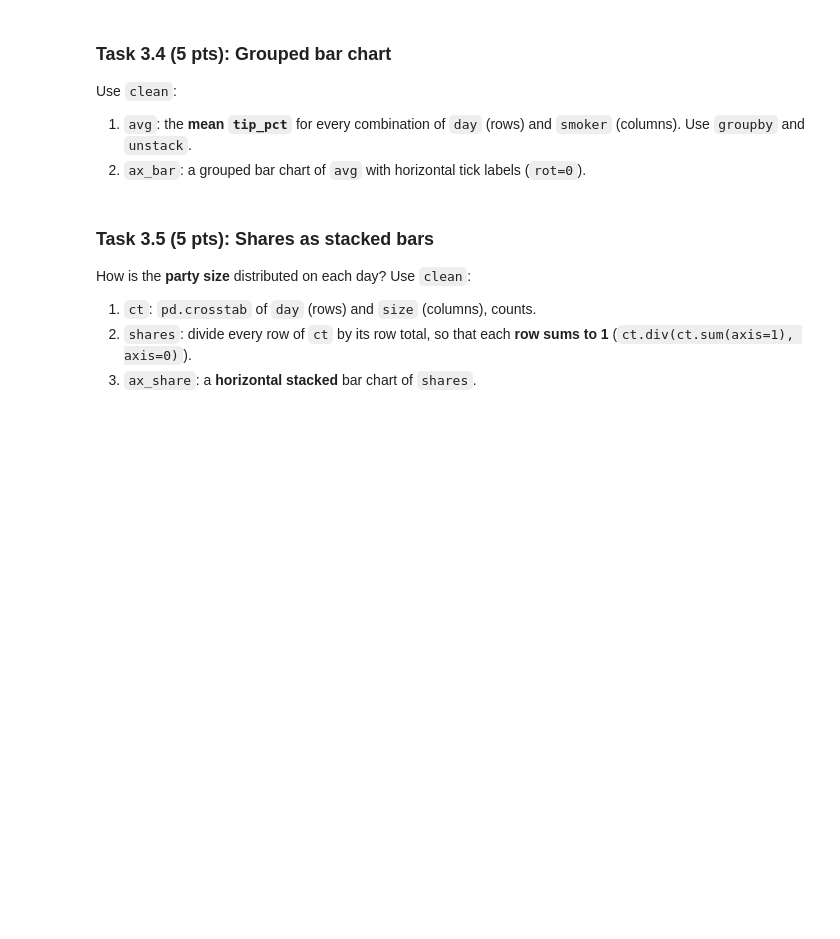
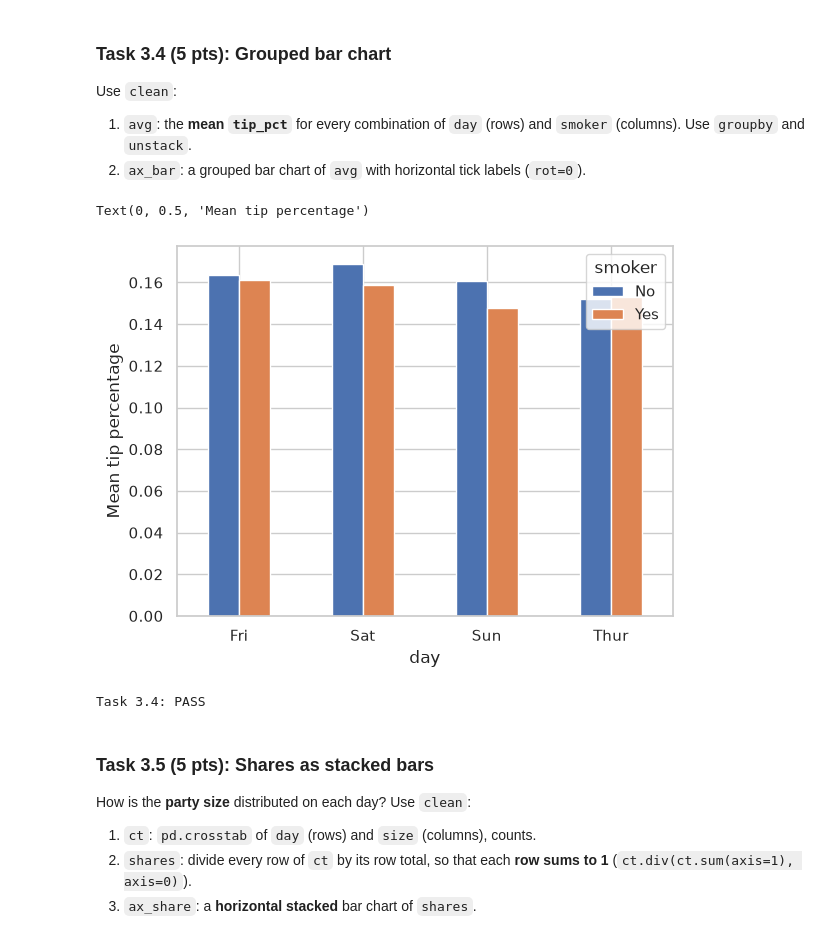
Before and after one commit to DanKair/python-uni-data-analysis, a Jupyter notebook: lab9/Lab9_Plotting.ipynb, the cells around one changed output. Cells and saved outputs as stored; diff of their text form; code cells hidden in the pictures; blank space fills up the shorter version.

```diff
--- a/lab9/Lab9_Plotting.ipynb
+++ b/lab9/Lab9_Plotting.ipynb
@@ -399,2 +522,7 @@ clean = None  # YOUR CODE HERE
+# %%
+# tips["tip_pct"] < 1 gives a True/False value for every row (True = tip below 100% of the bill).
+# Putting it inside tips[...] keeps only the True rows (this is called boolean filtering).
+# .copy() makes a separate DataFrame, so later changes to `clean` never touch `tips`.
+clean = tips[tips["tip_pct"] < 1].copy()
 # %%
 check("3.1", lambda: len(clean) == len(tips) - 1 and clean["tip_pct"].max() < 1)
@@ -431,3 +577,20 @@ ax_bar = None  # YOUR CODE HERE
+# %%
+# Step 1: groupby(["day", "smoker"]) puts the rows into groups, one group per (day, smoker) pair,
+#         e.g. ("Fri", "No"), ("Fri", "Yes"), ...
+#         ["tip_pct"].mean() -> average tip percentage in each group.
+#         The result is a Series with a two-level index (day, smoker).
+# Step 2: unstack() moves the inner index level (smoker) into COLUMNS.
+#         Now rows = days, columns = "No" / "Yes" -> a small table, easy to plot.
+avg = clean.groupby(["day", "smoker"])["tip_pct"].mean().unstack()
+
+# plot.bar() on a DataFrame draws a GROUPED bar chart:
+#   one group of bars per row (day), one bar per column (No / Yes) inside every group.
+#   rot=0 -> rotation of the x tick labels: 0 = horizontal (default for bar is 90 = vertical)
+ax_bar = avg.plot.bar(rot=0)
+ax_bar.set_ylabel("Mean tip percentage")
+# %% [output]
+Text(0, 0.5, 'Mean tip percentage')
+[figure, added]
 # %%
 def _t34():
     expected = clean.pivot_table(index="day", columns="smoker", values="tip_pct", aggfunc="mean")
@@ -436,6 +599,8 @@ def _t34():
             and len(ax_bar.patches) == avg.size and np.allclose(heights, sorted(avg.to_numpy().ravel()))
             and [t.get_text() for t in ax_bar.get_legend().get_texts()] == ["No", "Yes"])
 check("3.4", _t34)
+# %% [output]
+Task 3.4: PASS
 # %% [markdown]
 ### Task 3.5 (5 pts): Shares as stacked bars
 
```
Also changed, not shown: parts of 79 cells of this notebook.
